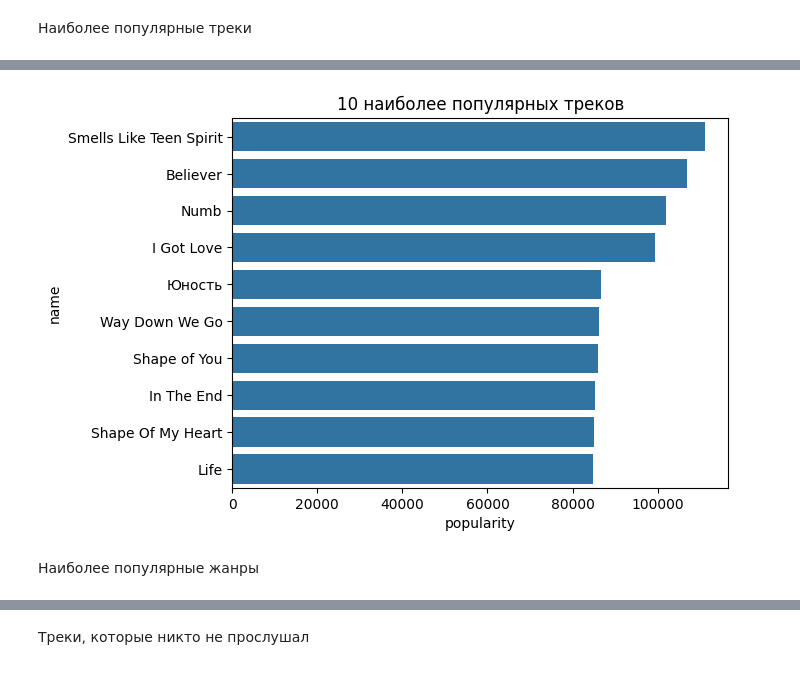
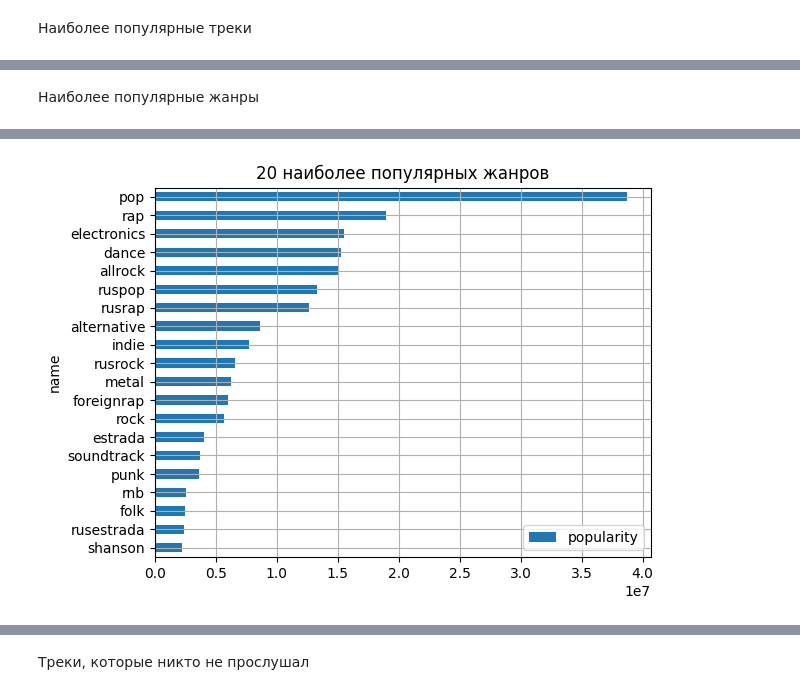
Before and after one commit to AlexChudinov/mle-project-sprint-4-v001, a Jupyter notebook: recommendations.ipynb, the cells around one changed output, grey strips where cells are left out. Drawn from its saved outputs; the diff is of its cells as text; code cells hidden in the pictures.

```diff
--- a/recommendations.ipynb
+++ b/recommendations.ipynb
@@ -395,26 +292,23 @@ Wall time: 9.43 s
-# %%
-sns.barplot(tracks_popularity[:10], x="popularity", y="name", orient="h")
-_ = plt.title("10 наиболее популярных треков")
-# %% [output]
-[figure, removed]
 # %% [markdown]
 Наиболее популярные жанры
 # %%
-%%time
-with sqlite3_connection(interactions_dump) as db:
-    genres_popularity = pd.read_sql("""
-        WITH weights AS (
-            SELECT
-                aids.track_id,
-                g.name AS genre_name,
-                1. / (COUNT(*) OVER (PARTITION BY aids.track_id)) AS weight
-            FROM tracks_attributes_ids aids
-            JOIN genres g ON g.id = aids.attribute_id WHERE aids.attribute_type = 'genre'
-        )
-        SELECT genre_name, SUM(weight) AS popularity
-        FROM weights w
-        JOIN interactions i ON i.track_id = w.track_id
-        GROUP BY genre_name ORDER BY popularity DESC
-        LIMIT 100
-    """, db)
+genres_popularity = interactions[["track_id", "user_id"]]\
+    .groupby("track_id")\
+    .count()\
+    .merge(tracks[["track_id", "genres"]], on="track_id")\
+    .rename(columns={"user_id": "track_popularity"})
+genres_popularity["weight"] = genres_popularity.genres.str.len()
+
+genres_popularity = genres_popularity\
+    .explode("genres")\
+    .rename(columns={"genres": "genre_id"})
+
+genres_popularity["genre_id"] = genres_popularity["genre_id"].astype("Int64")
+genres_popularity = genres_popularity.merge(catalog_names[catalog_names["type"] == "genre"], left_on="genre_id", right_on="id", how="left")
+genres_popularity["popularity"] = genres_popularity["track_popularity"] / genres_popularity["weight"]
+genres_popularity = genres_popularity[["name", "popularity"]].groupby("name").sum().nlargest(columns=["popularity"], n=20).sort_values(by="popularity")
+genres_popularity.plot.barh(y="popularity")
+plt.title("20 наиболее популярных жанров")
+plt.grid()
+del genres_popularity
 # %% [output]
@@ -422,0 +315 @@ Wall time: 2min 9s
+[figure, added]
```
Also changed, not shown: parts of 20 cells of this notebook, 1 other file.
